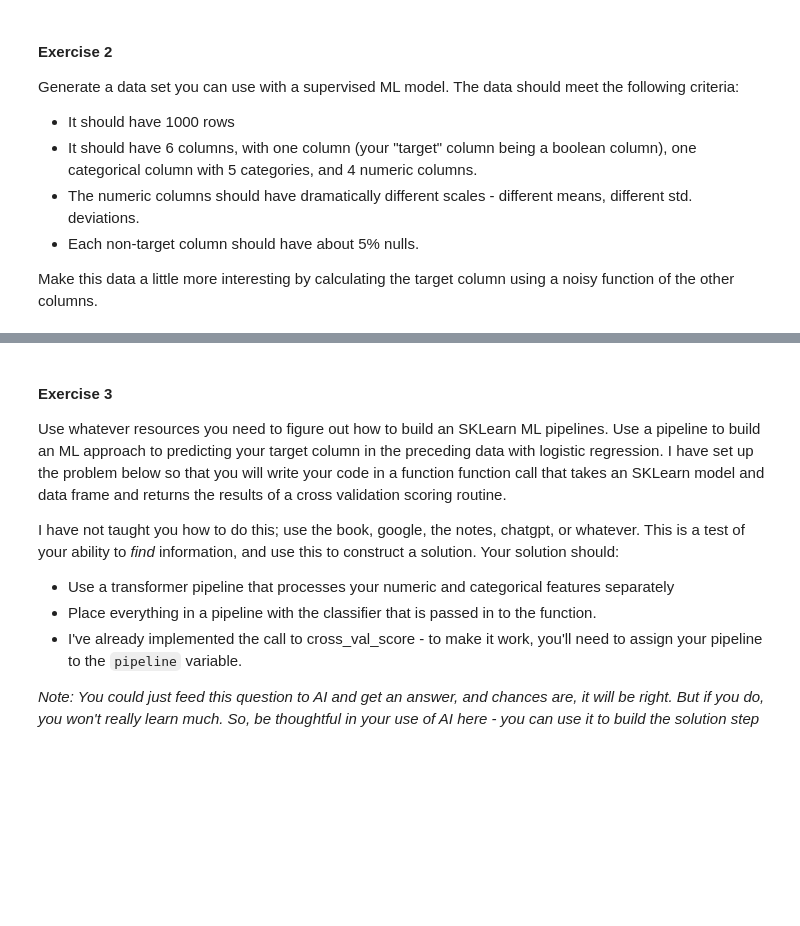
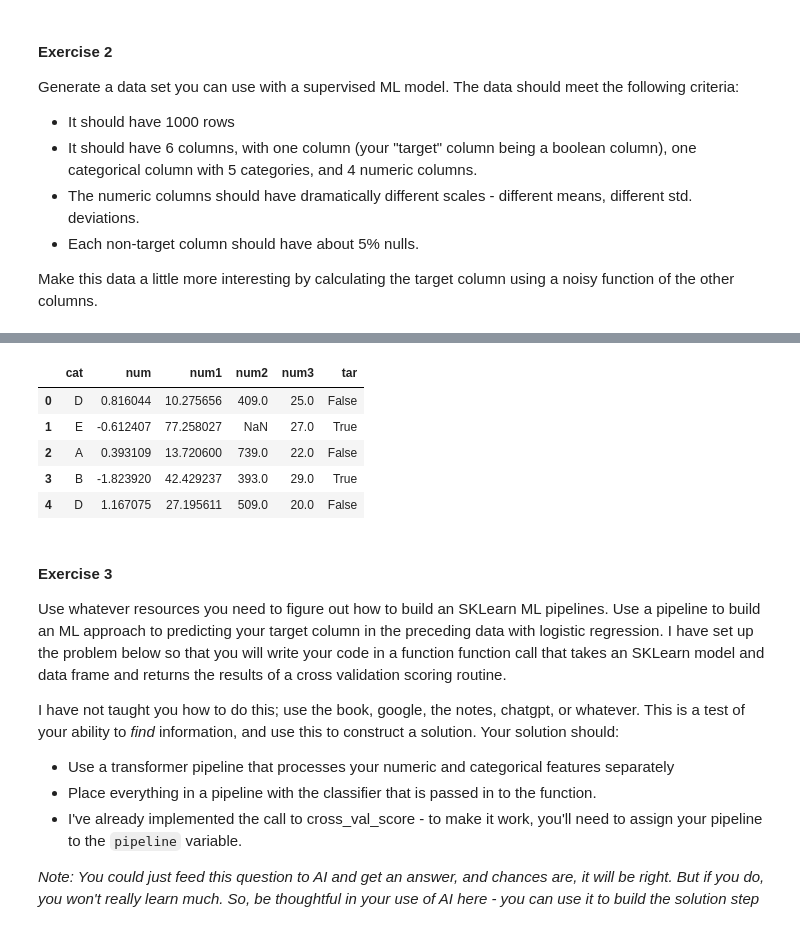
Before and after one commit to SU-IST707-FS25/week-2-materials-zseidel18, a Jupyter notebook: assignment.ipynb, the cells around one changed output, grey strips where cells are left out. Cells and saved outputs as stored; diff of their text form; code cells hidden in the pictures; blank space fills up the shorter version.

```diff
--- a/assignment.ipynb
+++ b/assignment.ipynb
@@ -122,5 +161,36 @@ Make this data a little more interesting by calculating the target column using
 # %%
-# Your code here
+#adding a target column
+#Used AI (ChatGPT) to help research a way/method to create a target score that was a noisy expression of the other columns)
+from sklearn.impute import SimpleImputer
+
+num_cols = ["num", "num1", "num2", "num3"]
+imp = SimpleImputer(strategy = "mean")
+X_num = imp.fit_transform(fake_data1[num_cols])
+
+#turning categorical column into codes
+cat_codes = fake_data1["cat"].astype("category").cat.codes.to_numpy()
+
+#noisy function to get target
+target_score = (
+    0.25 * X_num[:, 0]
+    + 0.33 * X_num[:, 1]
+    - 0.05 * X_num[:, 2]
+    + 0.33 * X_num[:, 3]
+    - 0.25 * cat_codes
+    + rng.normal(0,1, len(fake_data1))
+)
+
+prob = 1 / (1 + np.exp(-target_score))
+fake_data1["tar"] = rng.random(len(fake_data1)) < prob
+
+fake_data1.head()
+# %% [output]
+|  | cat | num | num1 | num2 | num3 | tar |
+| 0 | D | 0.816044 | 10.275656 | 409.0 | 25.0 | False |
+| 1 | E | -0.612407 | 77.258027 | NaN | 27.0 | True |
+| 2 | A | 0.393109 | 13.720600 | 739.0 | 22.0 | False |
+| 3 | B | -1.823920 | 42.429237 | 393.0 | 29.0 | True |
+| 4 | D | 1.167075 | 27.195611 | 509.0 | 20.0 | False |
 # %% [markdown]
 #### Exercise 3
 
```
Also changed, not shown: parts of 5 cells of this notebook.
